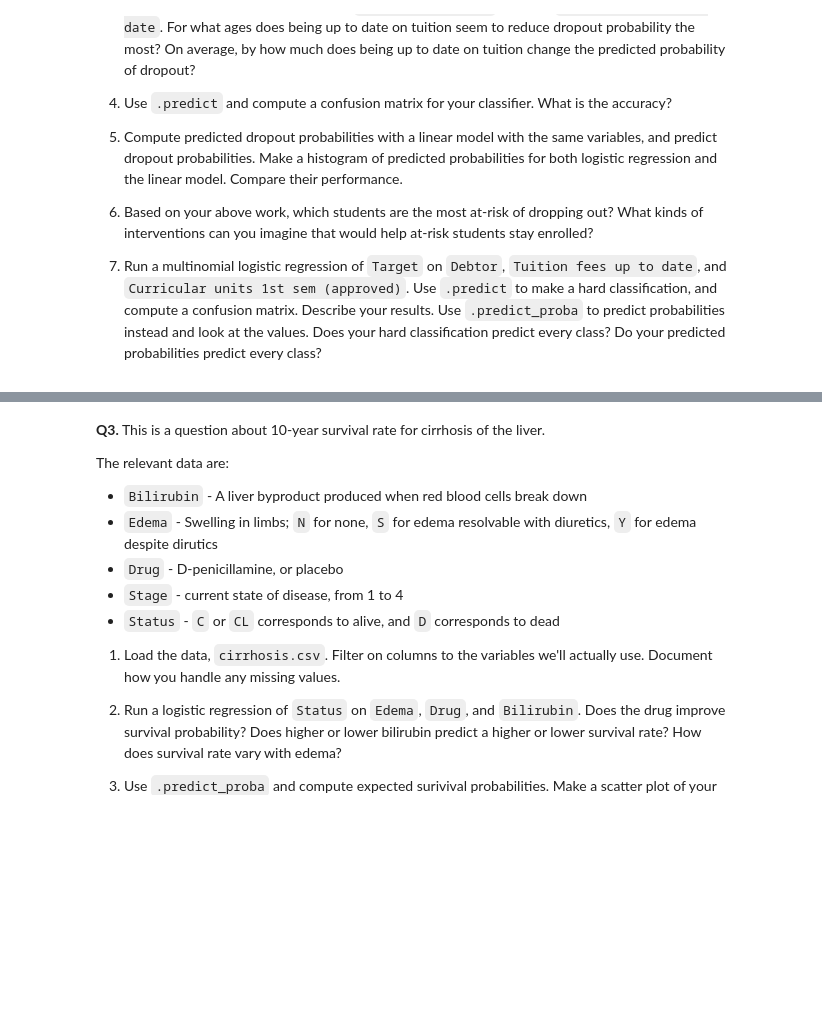
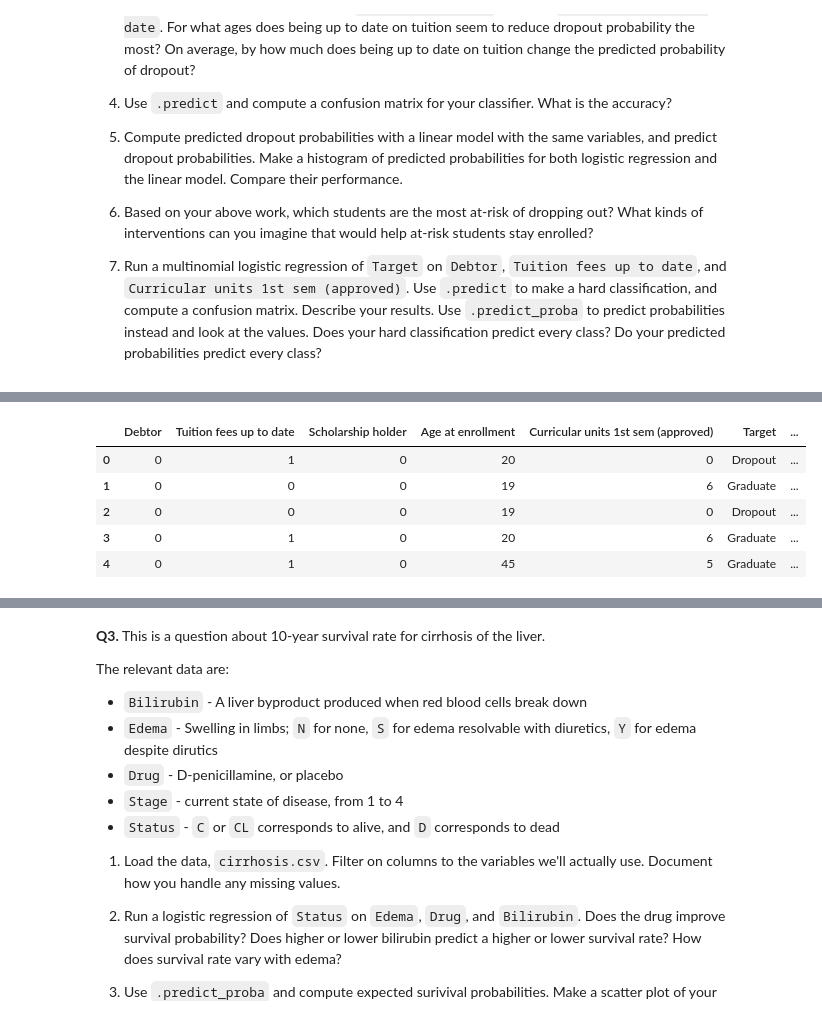
Before and after one commit to AngelikaBaloy/undergrad_ml_assignments, a Jupyter notebook: 05_assignment_glm.ipynb, the cells around one changed output, grey strips where cells are left out. Drawn from its saved outputs; the diff is of its cells as text; code cells hidden in the pictures; blank space fills up the shorter version.

```diff
--- a/05_assignment_glm.ipynb
+++ b/05_assignment_glm.ipynb
@@ -47,0 +65,5 @@ The relevant variables are:
+# %%
+# 1. load data
+df = pd.read_csv('./undergrad_ml_assignments/data/data.csv', sep=';')
+# df.head()
+# df.columns
@@ -47,0 +114,13 @@ The relevant variables are:
+# %%
+# binary target
+df['Target'].value_counts()
+mapper = {'Dropout': 1, 'Graduate': 0, 'Enrolled': 0} # dropout is 1, else 0
+df['Binary_Target'] = df['Target'].map(mapper)
+df.head()
+# %% [output]
+|  | Debtor | Tuition fees up to date | Scholarship holder | Age at enrollment | Curricular units 1st sem (approved) | Target | ... |
+| 0 | 0 | 1 | 0 | 20 | 0 | Dropout | ... |
+| 1 | 0 | 0 | 0 | 19 | 6 | Graduate | ... |
+| 2 | 0 | 0 | 0 | 19 | 0 | Dropout | ... |
+| 3 | 0 | 1 | 0 | 20 | 6 | Graduate | ... |
+| 4 | 0 | 1 | 0 | 45 | 5 | Graduate | ... |
```
Also changed, not shown: parts of 16 cells of this notebook.
